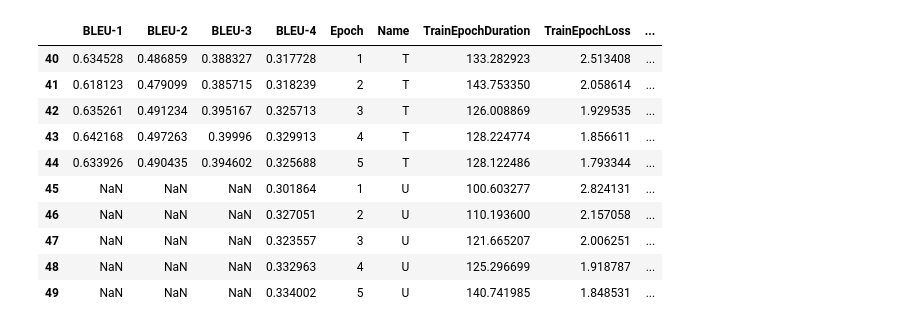
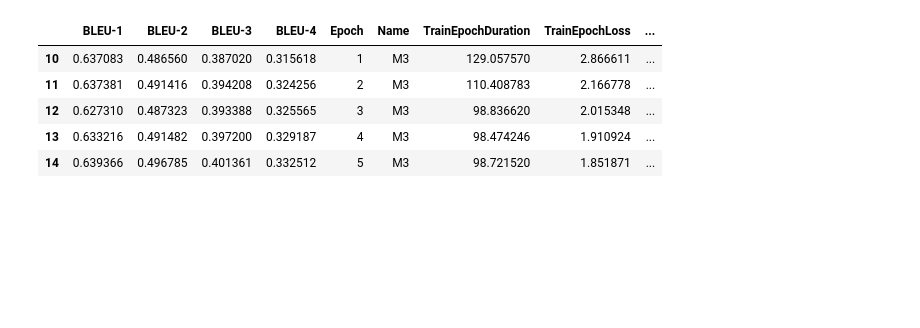
Before and after one commit to vittorio-nardone/Image-Captioning-Project, a Jupyter notebook: Get training results.ipynb, the cells around one changed output. Drawn from its saved outputs; the diff is of its cells as text; code cells hidden in the pictures; blank space fills up the shorter version.

```diff
--- a/Get training results.ipynb
+++ b/Get training results.ipynb
@@ -34,18 +36,13 @@ TrainDf.reset_index(drop=True, inplace=True)
 TrainDf['TrainEpochDuration'] /= 60
 TrainDf['ValidEpochDuration'] /= 60
 TrainDf.sort_values(by=['Name','Epoch'], inplace=True)
-# %%
-TrainDf.tail(10)
-# %% [output]
-|  | BLEU-1 | BLEU-2 | BLEU-3 | BLEU-4 | Epoch | Name | TrainEpochDuration | TrainEpochLoss | ... |
-| 40 | 0.634528 | 0.486859 | 0.388327 | 0.317728 | 1 | T | 133.282923 | 2.513408 | ... |
-| 41 | 0.618123 | 0.479099 | 0.385715 | 0.318239 | 2 | T | 143.753350 | 2.058614 | ... |
-| 42 | 0.635261 | 0.491234 | 0.395167 | 0.325713 | 3 | T | 126.008869 | 1.929535 | ... |
-| 43 | 0.642168 | 0.497263 | 0.39996 | 0.329913 | 4 | T | 128.224774 | 1.856611 | ... |
-| 44 | 0.633926 | 0.490435 | 0.394602 | 0.325688 | 5 | T | 128.122486 | 1.793344 | ... |
-| 45 | NaN | NaN | NaN | 0.301864 | 1 | U | 100.603277 | 2.824131 | ... |
-| 46 | NaN | NaN | NaN | 0.327051 | 2 | U | 110.193600 | 2.157058 | ... |
-| 47 | NaN | NaN | NaN | 0.323557 | 3 | U | 121.665207 | 2.006251 | ... |
-| 48 | NaN | NaN | NaN | 0.332963 | 4 | U | 125.296699 | 1.918787 | ... |
-| 49 | NaN | NaN | NaN | 0.334002 | 5 | U | 140.741985 | 1.848531 | ... |
+# %%
+TrainDf.loc[TrainDf['Name']=='M3']
+# %% [output]
+|  | BLEU-1 | BLEU-2 | BLEU-3 | BLEU-4 | Epoch | Name | TrainEpochDuration | TrainEpochLoss | ... |
+| 10 | 0.637083 | 0.486560 | 0.387020 | 0.315618 | 1 | M3 | 129.057570 | 2.866611 | ... |
+| 11 | 0.637381 | 0.491416 | 0.394208 | 0.324256 | 2 | M3 | 110.408783 | 2.166778 | ... |
+| 12 | 0.627310 | 0.487323 | 0.393388 | 0.325565 | 3 | M3 | 98.836620 | 2.015348 | ... |
+| 13 | 0.633216 | 0.491482 | 0.397200 | 0.329187 | 4 | M3 | 98.474246 | 1.910924 | ... |
+| 14 | 0.639366 | 0.496785 | 0.401361 | 0.332512 | 5 | M3 | 98.721520 | 1.851871 | ... |
 # %%
```
Also changed, not shown: parts of 4 cells of this notebook, 3 other files.
